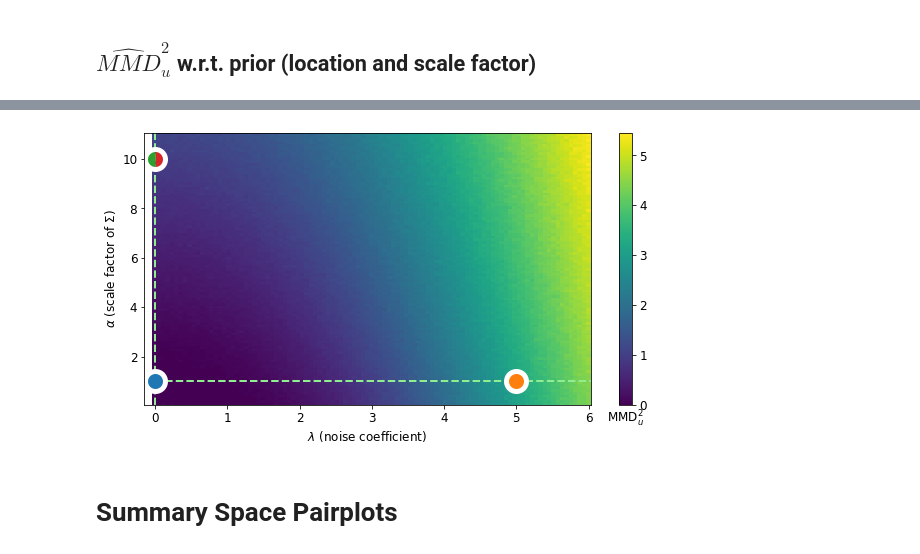
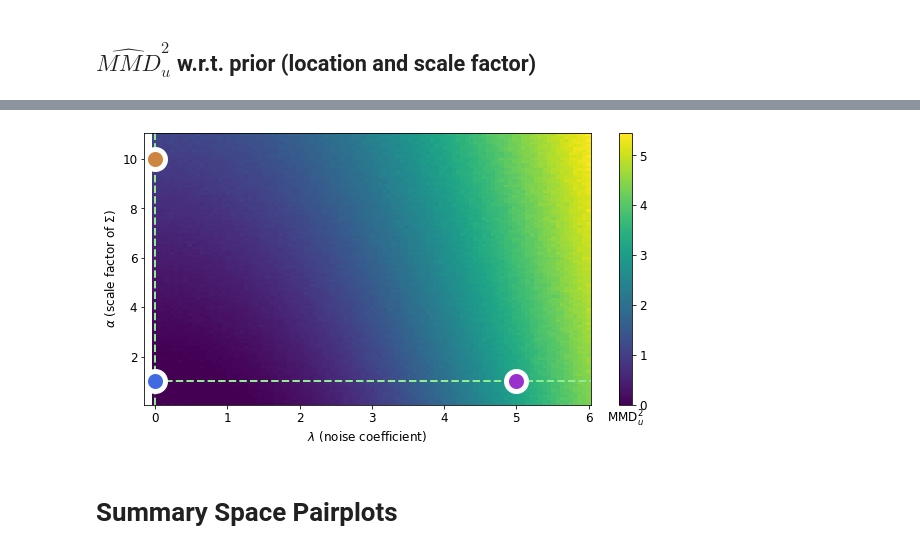
Before and after one commit to marvinschmitt/ModelMisspecificationBF, a Jupyter notebook: abf_mvn_means.ipynb, the cells around one changed output, grey strips where cells are left out. Drawn from its saved outputs; the diff is of its cells as text; code cells hidden in the pictures.

```diff
--- a/abf_mvn_means.ipynb
+++ b/abf_mvn_means.ipynb
@@ -34,8 +34,10 @@ from bayesflow.applications.simulators import GaussianMeanSimulator, Multivariat
 
 from abf_functions import *
 
-FILEFORMAT = 'png'
+FILEFORMAT = 'pdf'
+DPI = 300
 RERUN_GRID_EXPERIMENT = False
+RERUN_MMD_ERROR_EXPERIMENT = False
 # %%
 gpu_devices = tf.config.experimental.list_physical_devices('GPU')
 for device in gpu_devices:
@@ -49,3 +53,12 @@ S_overcomplete = 4
+# %%
+color_codes = {
+    "No MMS" : "royalblue",
+    "Prior location" : "goldenrod",
+    "Prior scale" : "firebrick",
+    "Prior location + scale" : "seagreen",
+    "Simulator" : "peru",
+    "Noise" : "darkorchid"
+}
 # %% [markdown]
 ## Define sufficient and overcomplete BayesFlow network
 # %%
@@ -559,45 +585,39 @@ if RERUN_GRID_EXPERIMENT:
 
             x_o = x_o + lamda * xi
 
             s_o = np.array(trainer_overcomplete.network.summary_net(x_o))
             MMD[i, j] = float(maximum_mean_discrepancy(s_o, z_psi, unbiased=True))
     np.save(f"data/MMD_grid_experiments/MVN_MMD_grid_overcomplete_likelihood_noise.npy", MMD)
 
 
 
 MMD = np.load(f"data/MMD_grid_experiments/MVN_MMD_grid_overcomplete_likelihood_noise.npy")
 plt.figure(figsize=(10, 5))
-plt.pcolor(lamda_list, alpha_list, MMD.T, shading="nearest")
+plt.pcolor(lamda_list, alpha_list, MMD.T, shading="nearest", rasterized=True)
 
 plt.xlabel(r"$\lambda$ (noise coefficient)")
 plt.ylabel(r"$\alpha$ (scale factor of $\Sigma$)")
 
 plt.axvline(x=0.0, linestyle="--", color="lightgreen", alpha=1.00, linewidth=2)
 plt.axhline(y=1.0, linestyle="--", color="lightgreen", alpha=1.00, linewidth=2)
 
 plt.plot(5, 1, linewidth=10, alpha=1.0,
-         marker="o", markersize=20, markeredgewidth=5.0, markeredgecolor="white", markerfacecolor = 'tab:orange'
+         marker="o", markersize=20, markeredgewidth=5.0, markeredgecolor="white", markerfacecolor = color_codes["Noise"]
         )
 plt.plot(0, 1, linewidth=10, alpha=1.0,
-         marker="o", markersize=20, markeredgewidth=5.0, markeredgecolor="white", markerfacecolor = 'tab:blue'
+         marker="o", markersize=20, markeredgewidth=5.0, markeredgecolor="white", markerfacecolor = color_codes["No MMS"]
         )
 plt.plot(0, 10, linewidth=10, alpha=1.0,
-         marker=MarkerStyle("o", fillstyle="right"), markersize=20, markeredgewidth=0, markeredgecolor="white", markerfacecolor = 'tab:red'
-        )
-plt.plot(0, 10, linewidth=10, alpha=1.0,
-         marker=MarkerStyle("o", fillstyle="left"), markersize=20, markeredgewidth=0, markeredgecolor="white", markerfacecolor = 'tab:green'
-        )
-plt.plot(0, 10, linewidth=10, alpha=1.0,
-         marker=MarkerStyle("o", fillstyle="none"), markersize=20, markeredgewidth=5.0, markeredgecolor="white", markerfacecolor = 'darkviolet'
+         marker=MarkerStyle("o"), markersize=20, markeredgewidth=5.0, markeredgecolor="white", markerfacecolor = color_codes["Simulator"]
         )
 plt.xlim(-0.15)
 
 cbar = plt.colorbar()
 cbar.ax.set_xlabel(r"MMD$^2_u$")
 
-plt.savefig(f"plots/abf_mvn_means_overcomplete_mmd_grid_likelihood_noise.{FILEFORMAT}")
+plt.savefig(f"plots/abf_mvn_means_overcomplete_mmd_grid_likelihood_noise.{FILEFORMAT}", bbox_inches="tight", dpi=DPI)
 # %% [output]
-[figure, old version]
+[figure, new version]
 # %% [markdown]
 # Summary Space Pairplots
 # %% [markdown]
```
Also changed, not shown: parts of 46 cells of this notebook, 1 other file.
